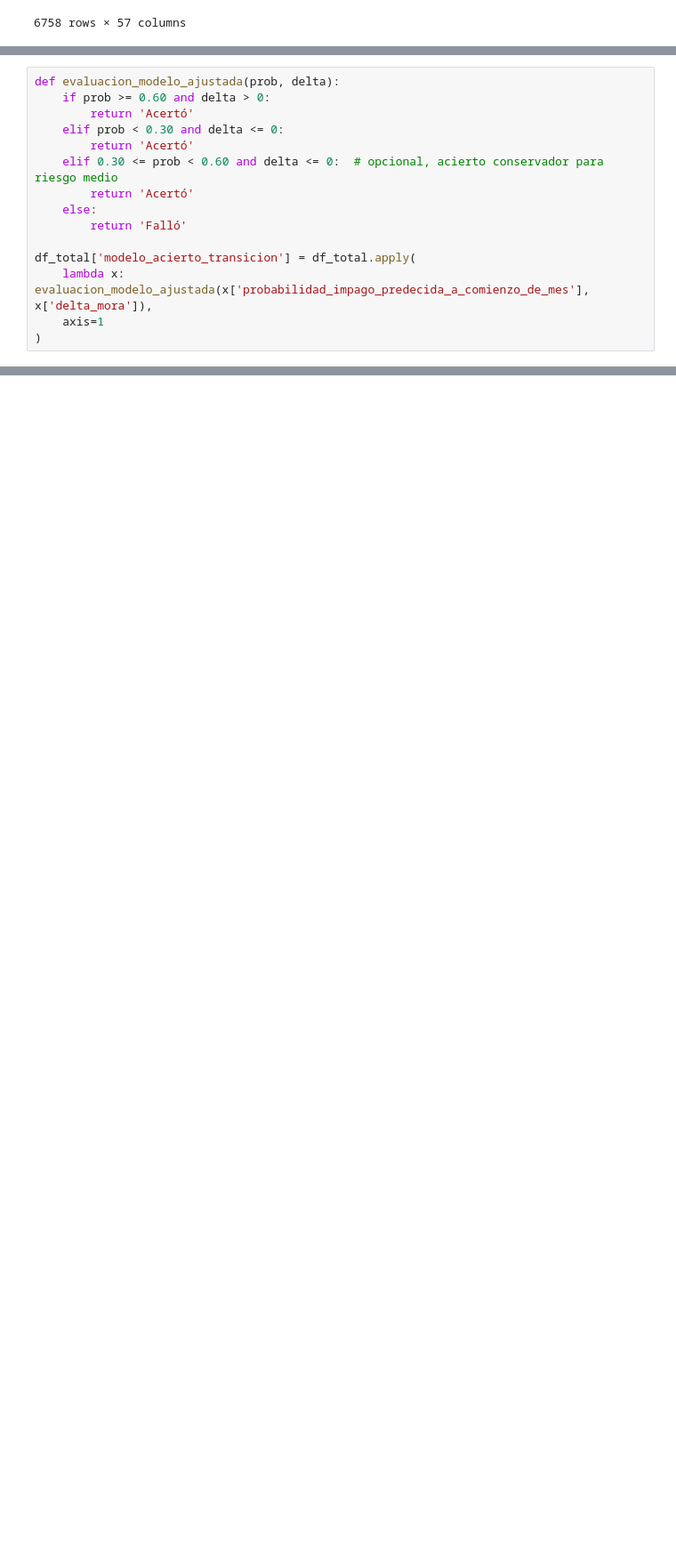
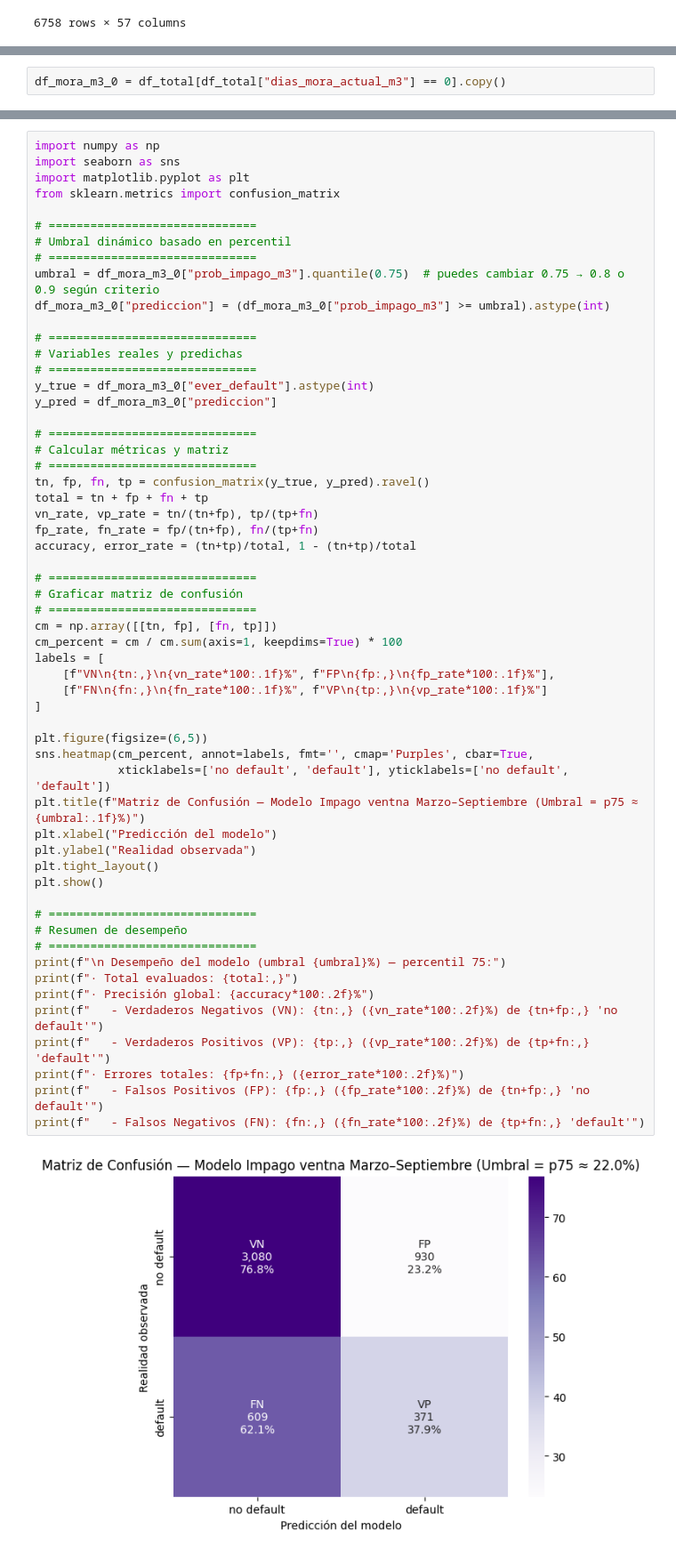
Before and after one commit to daolayaq10751/Aicoll, a Jupyter notebook: Finanfut2.ipynb, the cells around one changed output, grey strips where cells are left out. Shown at 89% size. Saved outputs shown, nothing was run; the diff lists cells and outputs as text; blank space fills up the shorter version.

```diff
--- a/Finanfut2.ipynb
+++ b/Finanfut2.ipynb
@@ -1070,15 +301,0 @@ df_total['transicion_mora'] = df_total['delta_mora'].apply(clasificar_delta)
-# %%
-def evaluacion_modelo_ajustada(prob, delta):
-    if prob >= 0.60 and delta > 0:
-        return 'Acertó'
-    elif prob < 0.30 and delta <= 0:
-        return 'Acertó'
-    elif 0.30 <= prob < 0.60 and delta <= 0:  # opcional, acierto conservador para riesgo medio
-        return 'Acertó'
-    else:
-        return 'Falló'
-
-df_total['modelo_acierto_transicion'] = df_total.apply(
-    lambda x: evaluacion_modelo_ajustada(x['probabilidad_impago_predecida_a_comienzo_de_mes'], x['delta_mora']),
-    axis=1
-)
@@ -1373,0 +302,2 @@ Cambio relativo (%): -47.6 %
+# %%
+df_mora_m3_0 = df_total[df_total["dias_mora_actual_m3"] == 0].copy()
@@ -1373,0 +410,59 @@ Cambio relativo (%): -47.6 %
+# %%
+import numpy as np
+import seaborn as sns
+import matplotlib.pyplot as plt
+from sklearn.metrics import confusion_matrix
+
+# ==============================
+# Umbral dinámico basado en percentil
+# ==============================
+umbral = df_mora_m3_0["prob_impago_m3"].quantile(0.75)  # puedes cambiar 0.75 → 0.8 o 0.9 según criterio
+df_mora_m3_0["prediccion"] = (df_mora_m3_0["prob_impago_m3"] >= umbral).astype(int)
+
+# ==============================
+# Variables reales y predichas
+# ==============================
+y_true = df_mora_m3_0["ever_default"].astype(int)
+y_pred = df_mora_m3_0["prediccion"]
+
+# ==============================
+# Calcular métricas y matriz
+# ==============================
+tn, fp, fn, tp = confusion_matrix(y_true, y_pred).ravel()
+total = tn + fp + fn + tp
+vn_rate, vp_rate = tn/(tn+fp), tp/(tp+fn)
+fp_rate, fn_rate = fp/(tn+fp), fn/(tp+fn)
+accuracy, error_rate = (tn+tp)/total, 1 - (tn+tp)/total
+
+# ==============================
+# Graficar matriz de confusión
+# ==============================
+cm = np.array([[tn, fp], [fn, tp]])
+cm_percent = cm / cm.sum(axis=1, keepdims=True) * 100
+labels = [
+    [f"VN\n{tn:,}\n{vn_rate*100:.1f}%", f"FP\n{fp:,}\n{fp_rate*100:.1f}%"],
+    [f"FN\n{fn:,}\n{fn_rate*100:.1f}%", f"VP\n{tp:,}\n{vp_rate*100:.1f}%"]
+]
+
+plt.figure(figsize=(6,5))
+sns.heatmap(cm_percent, annot=labels, fmt='', cmap='Purples', cbar=True,
+            xticklabels=['no default', 'default'], yticklabels=['no default', 'default'])
+plt.title(f"Matriz de Confusión — Modelo Impago ventna Marzo–Septiembre (Umbral = p75 ≈ {umbral:.1f}%)")
+plt.xlabel("Predicción del modelo")
+plt.ylabel("Realidad observada")
+plt.tight_layout()
+plt.show()
+
+# ==============================
+# Resumen de desempeño
+# ==============================
+print(f"\n Desempeño del modelo (umbral {umbral}%) — percentil 75:")
+print(f"· Total evaluados: {total:,}")
+print(f"· Precisión global: {accuracy*100:.2f}%")
+print(f"   - Verdaderos Negativos (VN): {tn:,} ({vn_rate*100:.2f}%) de {tn+fp:,} 'no default'")
+print(f"   - Verdaderos Positivos (VP): {tp:,} ({vp_rate*100:.2f}%) de {tp+fn:,} 'default'")
+print(f"· Errores totales: {fp+fn:,} ({error_rate*100:.2f}%)")
+print(f"   - Falsos Positivos (FP): {fp:,} ({fp_rate*100:.2f}%) de {tn+fp:,} 'no default'")
+print(f"   - Falsos Negativos (FN): {fn:,} ({fn_rate*100:.2f}%) de {tp+fn:,} 'default'")
+# %% [output]
+[figure, added]
```
Also changed, not shown: parts of 51 cells of this notebook.
